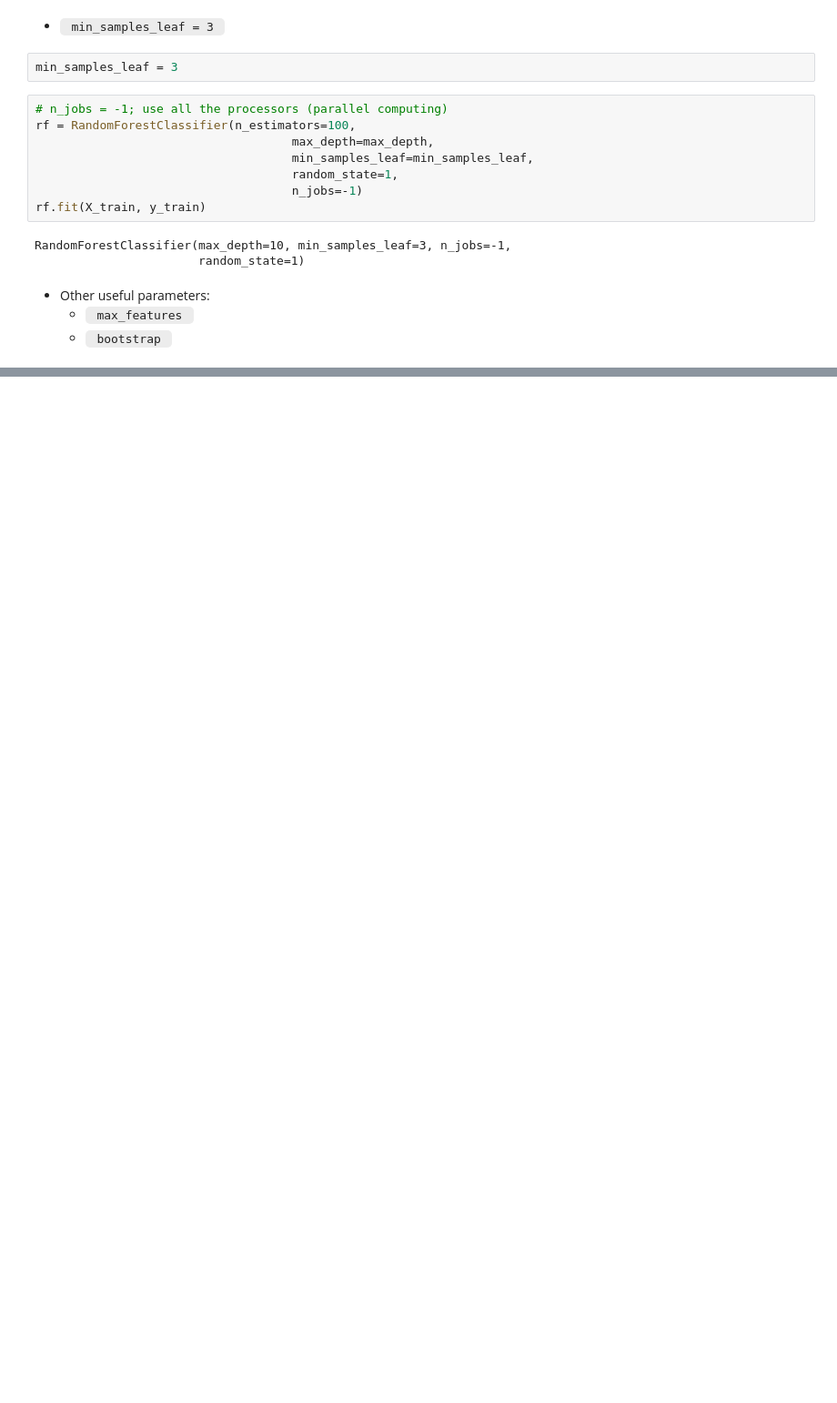
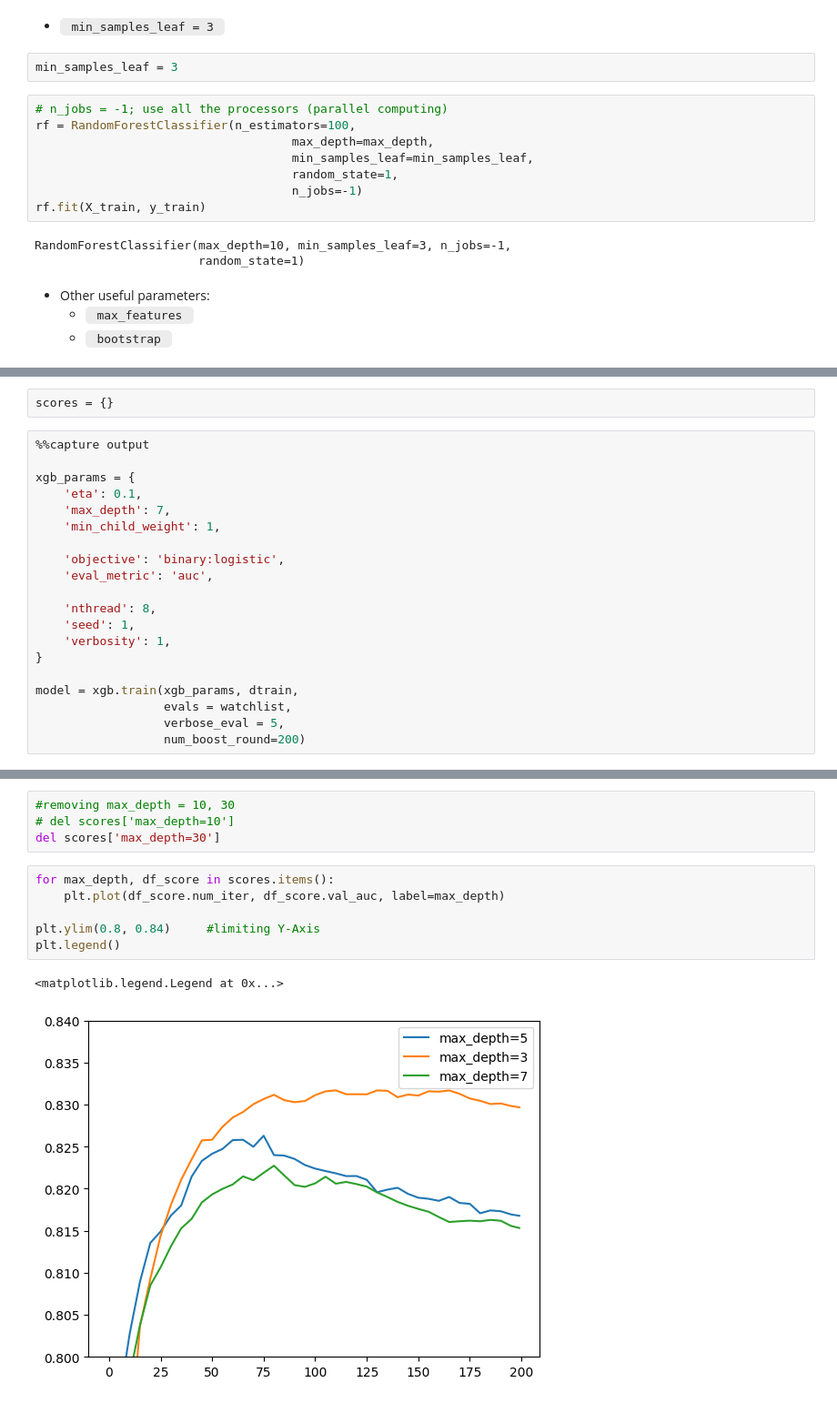
Before and after one commit to haniyrasul/CodeCraft, a Jupyter notebook: ML_ZoomCamp/6_trees/notebook.ipynb, the cells around one changed output, grey strips where cells are left out. Shown at 91% size. Cells and saved outputs as stored; diff of their text form; blank space fills up the shorter version.

```diff
--- a/ML_ZoomCamp/6_trees/notebook.ipynb
+++ b/ML_ZoomCamp/6_trees/notebook.ipynb
@@ -794,0 +974,22 @@ RandomForestClassifier(max_depth=10, min_samples_leaf=3, n_jobs=-1,
+# %%
+scores = {}
+# %%
+%%capture output
+
+xgb_params = {
+    'eta': 0.1,
+    'max_depth': 7,
+    'min_child_weight': 1,
+
+    'objective': 'binary:logistic',
+    'eval_metric': 'auc',
+
+    'nthread': 8,
+    'seed': 1,
+    'verbosity': 1,
+}
+
+model = xgb.train(xgb_params, dtrain,
+                  evals = watchlist,
+                  verbose_eval = 5,
+                  num_boost_round=200)
@@ -794,0 +1006,13 @@ RandomForestClassifier(max_depth=10, min_samples_leaf=3, n_jobs=-1,
+# %%
+#removing max_depth = 10, 30
+# del scores['max_depth=10']
+del scores['max_depth=30']
+# %%
+for max_depth, df_score in scores.items():
+    plt.plot(df_score.num_iter, df_score.val_auc, label=max_depth)
+
+plt.ylim(0.8, 0.84)     #limiting Y-Axis
+plt.legend()
+# %% [output]
+<matplotlib.legend.Legend at 0x...>
+[figure, added]
```
Also changed, not shown: parts of 66 cells of this notebook, 4 other files.
